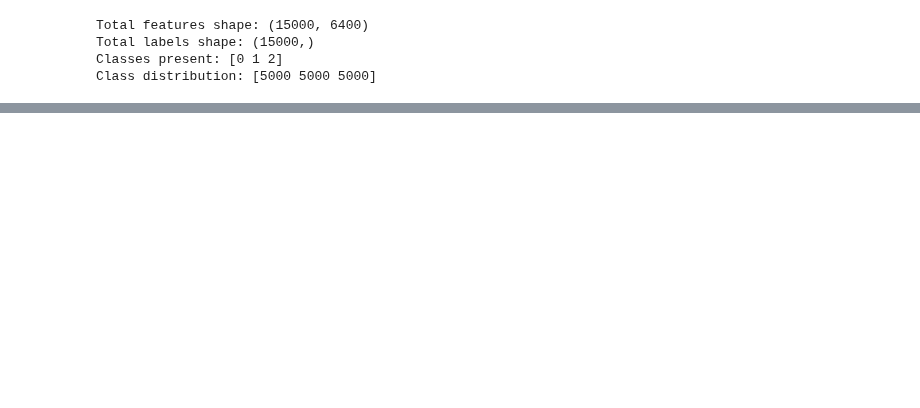
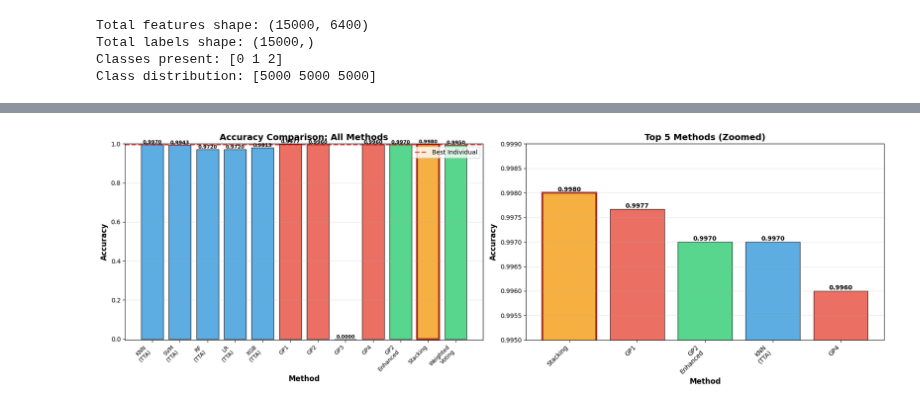
Before and after one commit to anshull-saxena/lung_cancer, a Jupyter notebook: code_multihead_final.ipynb, the cells around one changed output, grey strips where cells are left out. Saved outputs shown, nothing was run; the diff lists cells and outputs as text; code cells hidden in the pictures; blank space fills up the shorter version.

```diff
--- a/code_multihead_final.ipynb
+++ b/code_multihead_final.ipynb
@@ -1312,0 +2572,84 @@ Individual Classifier Accuracies:
+# %%
+# 📊 VISUALIZATION: Accuracy Improvements Bar Chart
+import matplotlib.pyplot as plt
+
+print("\n" + "="*70)
+print("GENERATING ACCURACY COMPARISON VISUALIZATION")
+print("="*70)
+
+# Prepare data for visualization
+methods_viz = [
+    'KNN\n(TTA)', 'SVM\n(TTA)', 'RF\n(TTA)', 'LR\n(TTA)', 'XGB\n(TTA)',
+    'GP1', 'GP2', 'GP3', 'GP4',
+    'GP2\nEnhanced', 'Stacking', 'Weighted\nVoting'
+]
+accuracies_viz = [
+    knn_acc, svm_acc, rf_acc, lr_acc, xgb_acc,
+    gp1_acc, gp2_acc, gp3_acc, gp4_acc,
+    gp2_enhanced_acc, stacked_acc, voting_acc
+]
+
+# Create figure with two subplots
+fig, (ax1, ax2) = plt.subplots(1, 2, figsize=(18, 6))
+
+# Left plot: All methods
+colors_viz = ['#3498db' if i < 5 else '#e74c3c' if i < 9 else '#2ecc71'
+              for i in range(len(methods_viz))]
+bars = ax1.bar(range(len(methods_viz)), accuracies_viz, color=colors_viz, alpha=0.8, edgecolor='black')
+
+# Highlight best method
+best_idx = np.argmax(accuracies_viz)
+bars[best_idx].set_color('#f39c12')
+bars[best_idx].set_edgecolor('darkred')
+bars[best_idx].set_linewidth(3)
+
+ax1.set_xlabel('Method', fontsize=12, fontweight='bold')
+ax1.set_ylabel('Accuracy', fontsize=12, fontweight='bold')
+ax1.set_title('Accuracy Comparison: All Methods', fontsize=14, fontweight='bold')
+ax1.set_xticks(range(len(methods_viz)))
+ax1.set_xticklabels(methods_viz, rotation=45, ha='right', fontsize=9)
+ax1.set_ylim([min(accuracies_viz) - 0.005, 1.0])
+ax1.axhline(y=best_individual, color='red', linestyle='--', linewidth=2, alpha=0.7, label='Best Individual')
+ax1.grid(axis='y', alpha=0.3)
+ax1.legend()
+
+# Add value labels on bars
+for i, (bar, acc) in enumerate(zip(bars, accuracies_viz)):
+    height = bar.get_height()
+    ax1.text(bar.get_x() + bar.get_width()/2., height,
+             f'{acc:.4f}',
+             ha='center', va='bottom', fontsize=8, fontweight='bold')
+
+# Right plot: Top 5 methods only
+top5_indices = np.argsort(accuracies_viz)[-5:][::-1]
+top5_methods = [methods_viz[i] for i in top5_indices]
+top5_accs = [accuracies_viz[i] for i in top5_indices]
+top5_colors = [colors_viz[i] if i != best_idx else '#f39c12' for i in top5_indices]
+
+bars2 = ax2.bar(range(5), top5_accs, color=top5_colors, alpha=0.8, edgecolor='black')
+if best_idx in top5_indices:
+    bars2[list(top5_indices).index(best_idx)].set_edgecolor('darkred')
+    bars2[list(top5_indices).index(best_idx)].set_linewidth(3)
+
+ax2.set_xlabel('Method', fontsize=12, fontweight='bold')
+ax2.set_ylabel('Accuracy', fontsize=12, fontweight='bold')
+ax2.set_title('Top 5 Methods (Zoomed)', fontsize=14, fontweight='bold')
+ax2.set_xticks(range(5))
+ax2.set_xticklabels(top5_methods, rotation=45, ha='right', fontsize=10)
+ax2.set_ylim([min(top5_accs) - 0.001, max(top5_accs) + 0.001])
+ax2.grid(axis='y', alpha=0.3)
+
+# Add value labels
+for bar, acc in zip(bars2, top5_accs):
+    height = bar.get_height()
+    ax2.text(bar.get_x() + bar.get_width()/2., height,
+             f'{acc:.4f}',
+             ha='center', va='bottom', fontsize=10, fontweight='bold')
+
+plt.tight_layout()
+plt.savefig('accuracy_improvements.png', dpi=300, bbox_inches='tight')
+print("✅ Visualization saved as 'accuracy_improvements.png'")
+plt.show()
+
+print("="*70)
+# %% [output]
@@ -1312,0 +2661 @@ Individual Classifier Accuracies:
+[figure, added]
```
Also changed, not shown: parts of 31 cells of this notebook, 10 other files.
